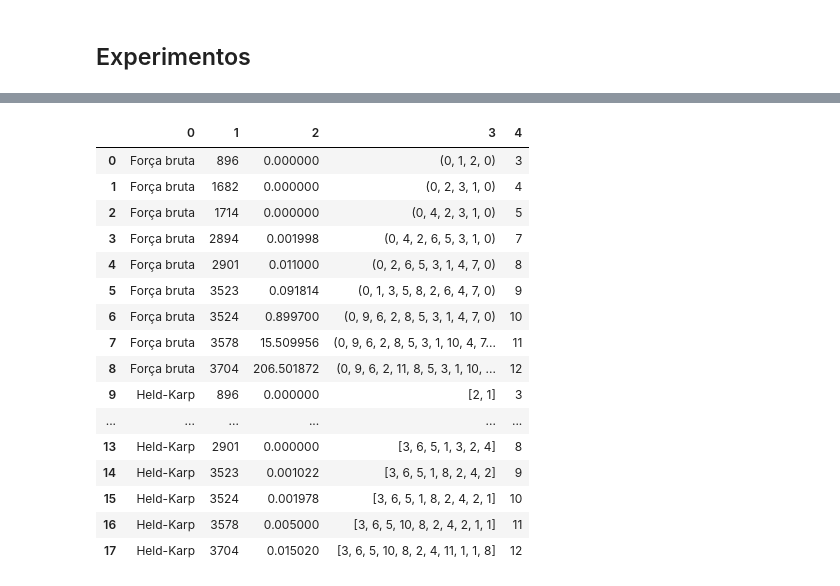
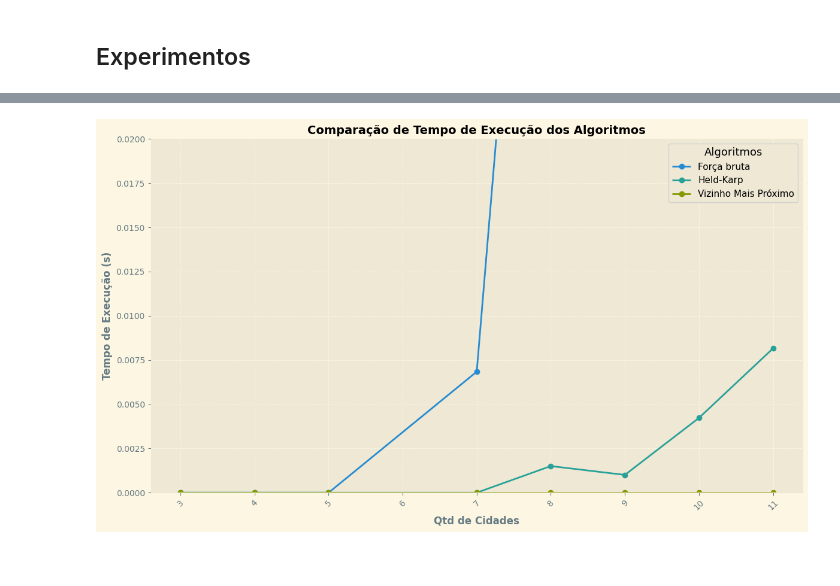
Before and after one commit to jorgenery/ufba-mestrado, a Jupyter notebook: ic0004_trabalho_02.ipynb, the cells around one changed output, grey strips where cells are left out. Saved outputs shown, nothing was run; the diff lists cells and outputs as text; code cells hidden in the pictures.

```diff
--- a/ic0004_trabalho_02.ipynb
+++ b/ic0004_trabalho_02.ipynb
@@ -269,2 +222,44 @@ def test_execution(lista_roteiros, algoritmo):
+# %%
+def show_experimentos_tempo(matriz_resultados):
+    df = pd.DataFrame(matriz_resultados)
+
+    plt.style.use('Solarize_Light2')  # Usar um estilo estético do Seaborn
+
+    plt.figure(figsize=(12, 7))
+    for algoritmo in df[0].unique():
+        subset = df[df[0] == algoritmo]
+        plt.plot(subset[4], subset[2], marker='o', linestyle='-', label=algoritmo)
+    plt.xlabel('Qtd de Cidades', fontsize=12, fontweight='bold')
+    plt.ylabel('Tempo de Execução (s)', fontsize=12, fontweight='bold')
+    plt.title('Comparação de Tempo de Execução dos Algoritmos', fontsize=14, fontweight='bold')
+    plt.ylim(0, 0.02)
+    plt.grid(True, which='both', linestyle='--', linewidth=0.7)
+    plt.xticks(rotation=45, fontsize=10)
+    plt.yticks(fontsize=10)
+    plt.legend(title='Algoritmos', title_fontsize='13', fontsize='11', loc='best')
+    plt.tight_layout()
+    plt.savefig('experimento.png')
+    plt.show()
+
+def show_experimentos_solucao(matriz_resultados):
+    df = pd.DataFrame(matriz_resultados)
+
+    plt.style.use('Solarize_Light2')  # Usar um estilo estético do Seaborn
+
+    plt.figure(figsize=(12, 7))
+    for algoritmo in df[0].unique():
+        subset = df[df[0] == algoritmo]
+        plt.plot(subset[4], subset[1], marker='o', linestyle='-', label=algoritmo)
+    plt.xlabel('Qtd de Cidades', fontsize=12, fontweight='bold')
+    plt.ylabel('Custo (s)', fontsize=12, fontweight='bold')
+    plt.title('Comparação de soluções Algoritmos', fontsize=14, fontweight='bold')
+    #plt.ylim(0, 0.02)
+    plt.grid(True, which='both', linestyle='--', linewidth=0.7)
+    plt.xticks(rotation=45, fontsize=10)
+    plt.yticks(fontsize=10)
+    plt.legend(title='Algoritmos', title_fontsize='13', fontsize='11', loc='best')
+    plt.tight_layout()
+    plt.savefig('solucao.png')
+    plt.show()
 # %%
 test_execution(lista_roteiros, executar_forca_bruta)
@@ -322,21 +286,4 @@ for algoritmo in df[0].unique():
-# %%
-df = pd.DataFrame(matriz_resultados)
-df
-# %% [output]
-|  | 0 | 1 | 2 | 3 | 4 |
-| 0 | Força bruta | 896 | 0.000000 | (0, 1, 2, 0) | 3 |
-| 1 | Força bruta | 1682 | 0.000000 | (0, 2, 3, 1, 0) | 4 |
-| 2 | Força bruta | 1714 | 0.000000 | (0, 4, 2, 3, 1, 0) | 5 |
-| 3 | Força bruta | 2894 | 0.001998 | (0, 4, 2, 6, 5, 3, 1, 0) | 7 |
-| 4 | Força bruta | 2901 | 0.011000 | (0, 2, 6, 5, 3, 1, 4, 7, 0) | 8 |
-| 5 | Força bruta | 3523 | 0.091814 | (0, 1, 3, 5, 8, 2, 6, 4, 7, 0) | 9 |
-| 6 | Força bruta | 3524 | 0.899700 | (0, 9, 6, 2, 8, 5, 3, 1, 4, 7, 0) | 10 |
-| 7 | Força bruta | 3578 | 15.509956 | (0, 9, 6, 2, 8, 5, 3, 1, 10, 4, 7... | 11 |
-| 8 | Força bruta | 3704 | 206.501872 | (0, 9, 6, 2, 11, 8, 5, 3, 1, 10, ... | 12 |
-| 9 | Held-Karp | 896 | 0.000000 | [2, 1] | 3 |
-| ... | ... | ... | ... | ... | ... |
-| 13 | Held-Karp | 2901 | 0.000000 | [3, 6, 5, 1, 3, 2, 4] | 8 |
-| 14 | Held-Karp | 3523 | 0.001022 | [3, 6, 5, 1, 8, 2, 4, 2] | 9 |
-| 15 | Held-Karp | 3524 | 0.001978 | [3, 6, 5, 1, 8, 2, 4, 2, 1] | 10 |
-| 16 | Held-Karp | 3578 | 0.005000 | [3, 6, 5, 10, 8, 2, 4, 2, 1, 1] | 11 |
-| 17 | Held-Karp | 3704 | 0.015020 | [3, 6, 5, 10, 8, 2, 4, 11, 1, 1, 8] | 12 |
+# %%
+show_experimentos_tempo(matriz_resultados)
+# %% [output]
+[figure, added]
```
Also changed, not shown: parts of 14 cells of this notebook, 7 other files.
